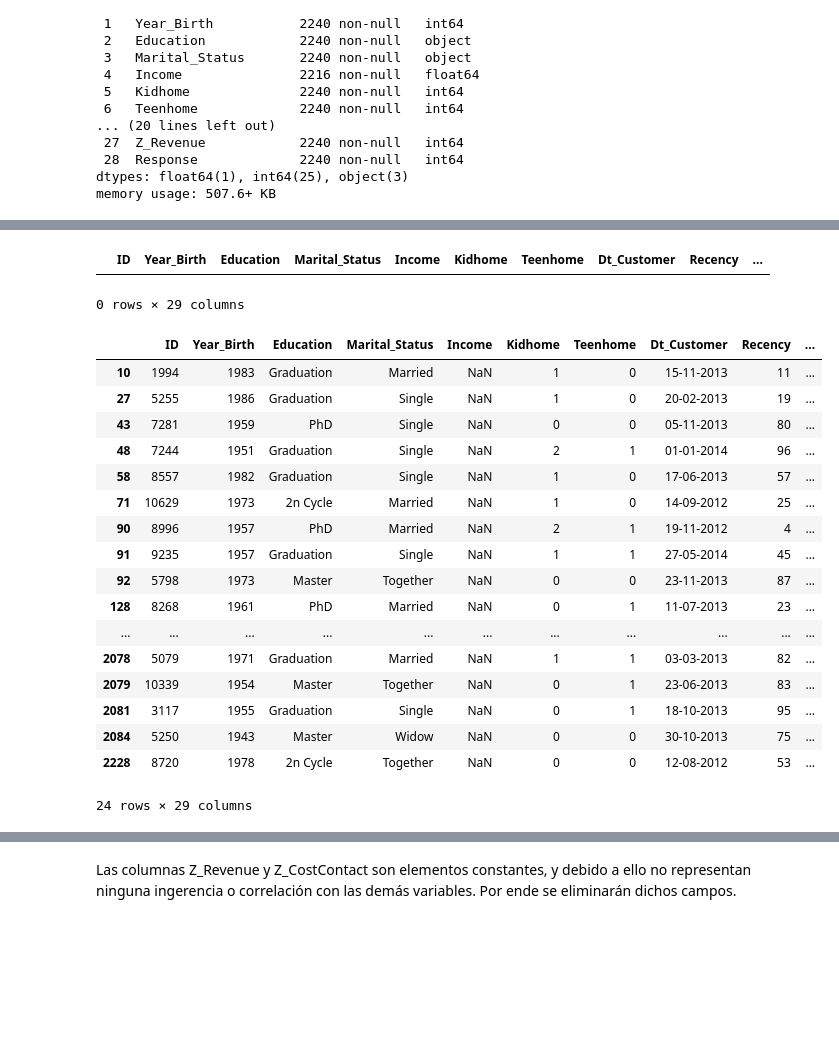
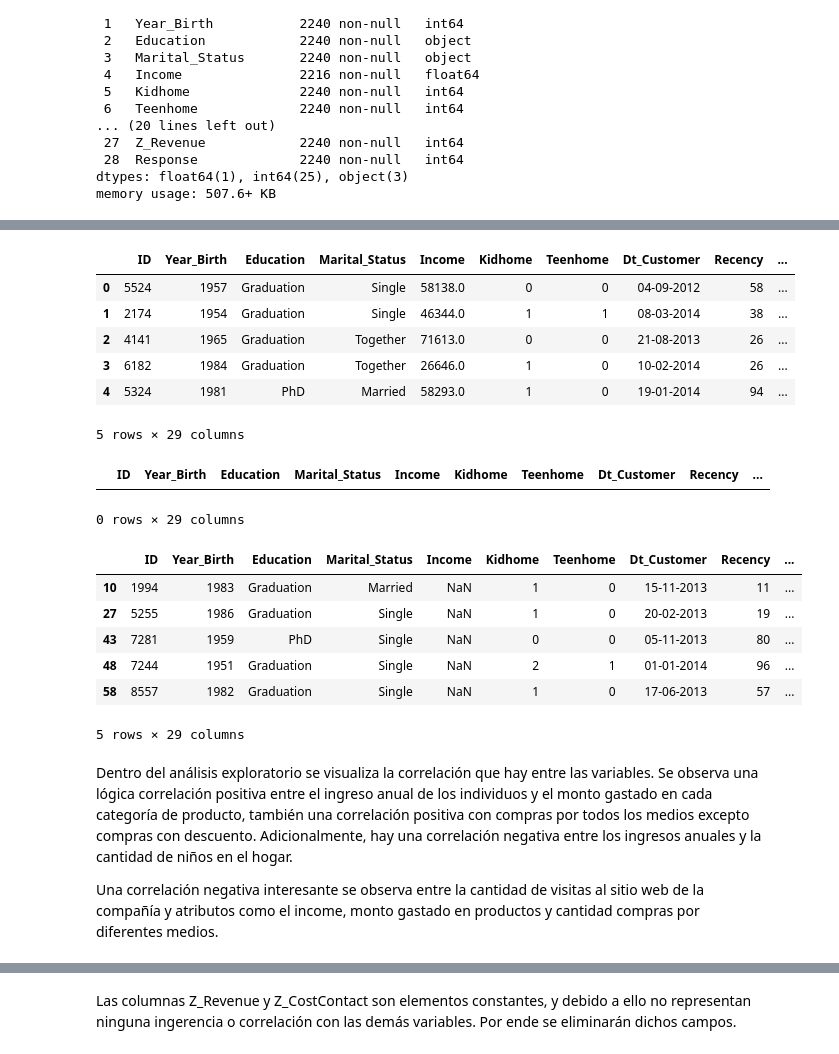
Before and after one commit to lhgjose/proyecto_agrupacion_clientes, a Jupyter notebook: notebooks/agrupacion_clientes.ipynb, the cells around one changed output, grey strips where cells are left out. Cells and saved outputs as stored; diff of their text form; code cells hidden in the pictures; blank space fills up the shorter version.

```diff
--- a/notebooks/agrupacion_clientes.ipynb
+++ b/notebooks/agrupacion_clientes.ipynb
@@ -45 +99,12 @@ clientes.head()
+# %%
+# Visualización de las primeras filas del dataset
+clientes.head()
+# %% [output]
+|  | ID | Year_Birth | Education | Marital_Status | Income | Kidhome | Teenhome | Dt_Customer | Recency | ... |
+| 0 | 5524 | 1957 | Graduation | Single | 58138.0 | 0 | 0 | 04-09-2012 | 58 | ... |
+| 1 | 2174 | 1954 | Graduation | Single | 46344.0 | 1 | 1 | 08-03-2014 | 38 | ... |
+| 2 | 4141 | 1965 | Graduation | Together | 71613.0 | 0 | 0 | 21-08-2013 | 26 | ... |
+| 3 | 6182 | 1984 | Graduation | Together | 26646.0 | 1 | 0 | 10-02-2014 | 26 | ... |
+| 4 | 5324 | 1981 | PhD | Married | 58293.0 | 1 | 0 | 19-01-2014 | 94 | ... |
+5 rows × 29 columns
 # %%
@@ -49,24 +114,14 @@ clientes[clientes.duplicated(subset='ID', keep= False)]
 |  | ID | Year_Birth | Education | Marital_Status | Income | Kidhome | Teenhome | Dt_Customer | Recency | ... |
 0 rows × 29 columns
 # %%
-clientes[clientes.isna().any(axis = 1)]
+# Revisión de filas con valores nulos
+clientes[clientes.isna().any(axis = 1)].head()
 # %% [output]
 |  | ID | Year_Birth | Education | Marital_Status | Income | Kidhome | Teenhome | Dt_Customer | Recency | ... |
 | 10 | 1994 | 1983 | Graduation | Married | NaN | 1 | 0 | 15-11-2013 | 11 | ... |
 | 27 | 5255 | 1986 | Graduation | Single | NaN | 1 | 0 | 20-02-2013 | 19 | ... |
 | 43 | 7281 | 1959 | PhD | Single | NaN | 0 | 0 | 05-11-2013 | 80 | ... |
 | 48 | 7244 | 1951 | Graduation | Single | NaN | 2 | 1 | 01-01-2014 | 96 | ... |
 | 58 | 8557 | 1982 | Graduation | Single | NaN | 1 | 0 | 17-06-2013 | 57 | ... |
-| 71 | 10629 | 1973 | 2n Cycle | Married | NaN | 1 | 0 | 14-09-2012 | 25 | ... |
-| 90 | 8996 | 1957 | PhD | Married | NaN | 2 | 1 | 19-11-2012 | 4 | ... |
-| 91 | 9235 | 1957 | Graduation | Single | NaN | 1 | 1 | 27-05-2014 | 45 | ... |
-| 92 | 5798 | 1973 | Master | Together | NaN | 0 | 0 | 23-11-2013 | 87 | ... |
-| 128 | 8268 | 1961 | PhD | Married | NaN | 0 | 1 | 11-07-2013 | 23 | ... |
-| ... | ... | ... | ... | ... | ... | ... | ... | ... | ... | ... |
-| 2078 | 5079 | 1971 | Graduation | Married | NaN | 1 | 1 | 03-03-2013 | 82 | ... |
-| 2079 | 10339 | 1954 | Master | Together | NaN | 0 | 1 | 23-06-2013 | 83 | ... |
-| 2081 | 3117 | 1955 | Graduation | Single | NaN | 0 | 1 | 18-10-2013 | 95 | ... |
-| 2084 | 5250 | 1943 | Master | Widow | NaN | 0 | 0 | 30-10-2013 | 75 | ... |
-| 2228 | 8720 | 1978 | 2n Cycle | Together | NaN | 0 | 0 | 12-08-2012 | 53 | ... |
-24 rows × 29 columns
+5 rows × 29 columns
 # %%
@@ -74,3 +131,7 @@ clientes['Income']= clientes['Income'].fillna(clientes.groupby(by=['Education'])
 # %%
 #sns.pairplot(clientes)
+# %% [markdown]
+Dentro del análisis exploratorio se visualiza la correlación que hay entre las variables. Se observa una lógica correlación positiva entre el ingreso anual de los individuos y el monto gastado en cada categoría de producto, también una correlación positiva con compras por todos los medios excepto compras con descuento. Adicionalmente, hay una correlación negativa entre los ingresos anuales y la cantidad de niños en el hogar.
+
+Una correlación negativa interesante se observa entre la cantidad de visitas al sitio web de la compañía y atributos como el income, monto gastado en productos y cantidad compras por diferentes medios.
 # %%
```
Also changed, not shown: parts of 27 cells of this notebook.
